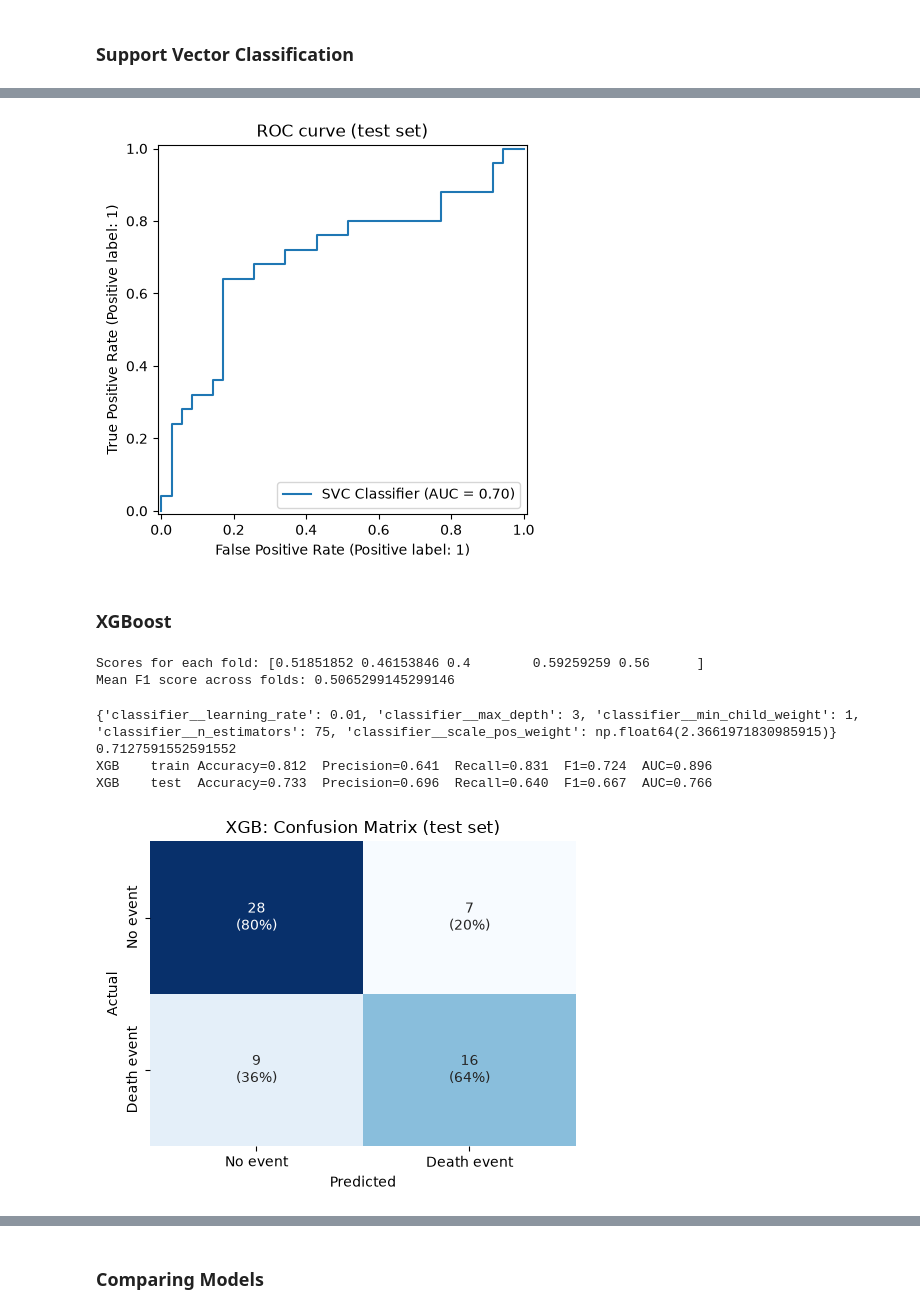
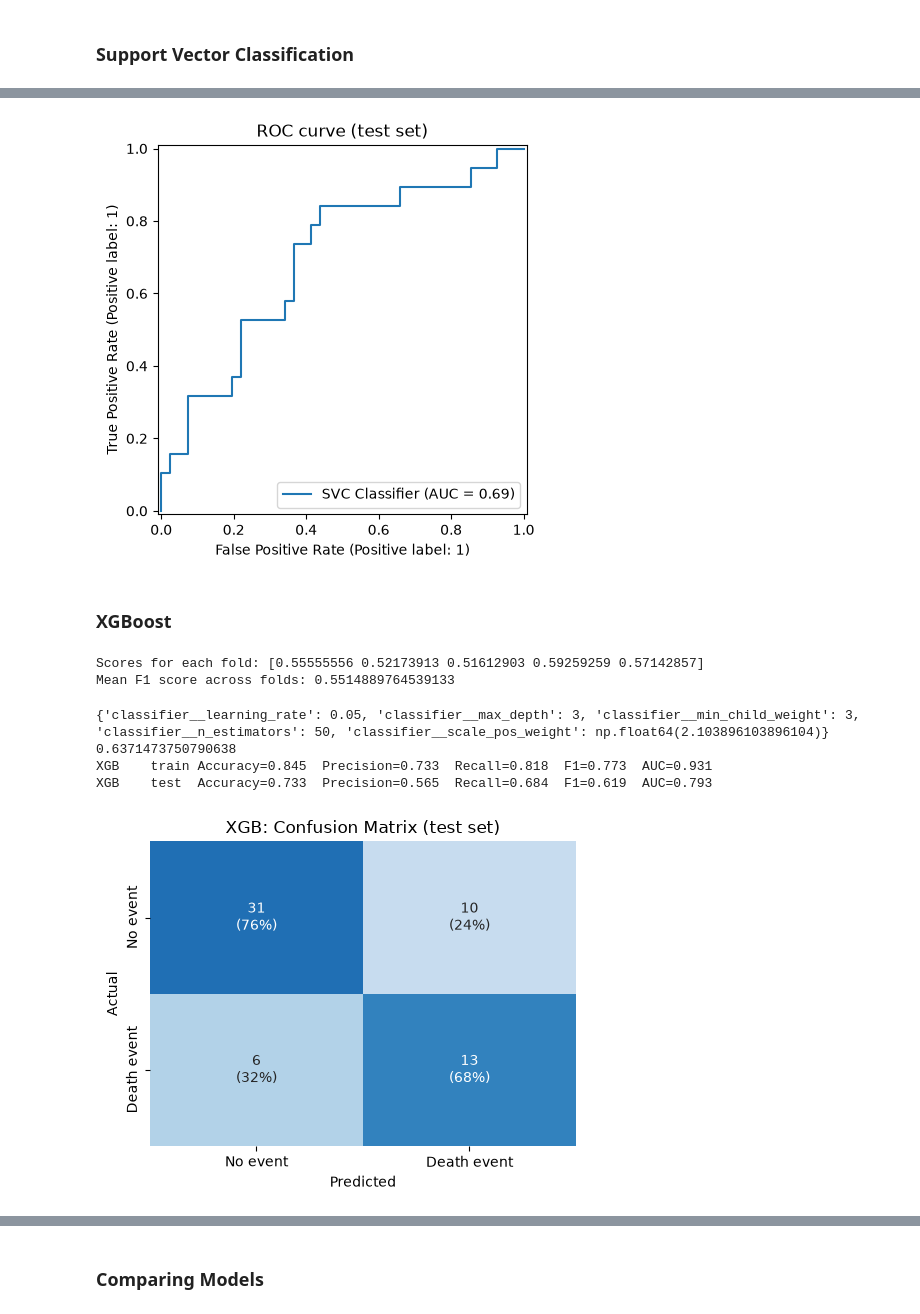
Before and after one commit to jettquitteau/heart_disease_prediction, a Jupyter notebook: heart-disease-pipeline.ipynb, the cells around one changed output, grey strips where cells are left out. Drawn from its saved outputs; the diff is of its cells as text; code cells hidden in the pictures.

```diff
--- a/heart-disease-pipeline.ipynb
+++ b/heart-disease-pipeline.ipynb
@@ -352,7 +352,7 @@ print(X.columns.tolist())
 # %% [output]
 ['age', 'anaemia', 'creatinine_phosphokinase', 'diabetes', 'ejection_fraction', 'high_blood_pressure', 'platelets', 'serum_creatinine', 'serum_sodium', 'sex', 'smoking']
 # %%
-X_train, X_test, y_train, y_test = train_test_split(X, y, test_size=0.2, random_state=42)
+X_train, X_test, y_train, y_test = train_test_split(X, y, test_size=0.2, random_state=42, stratify=y)
 print(X_train.shape, X_test.shape)
 print(y_train.shape, y_test.shape)
 # %% [output]
@@ -557,7 +557,7 @@ RocCurveDisplay.from_estimator(svcgrid, X_test, y_test, name="SVC Classifier")
 plt.title("ROC curve (test set)")
 plt.show()
 # %% [output]
-[figure, old version]
+[figure, new version]
 # %% [markdown]
 ### XGBoost
 # %%
@@ -570,8 +570,8 @@ scores = cross_val_score(xgbpipe, X_train, y_train, cv=cv, scoring="f1")
 print(f"Scores for each fold: {scores}")
 print(f"Mean F1 score across folds: {scores.mean()}")
 # %% [output]
-Scores for each fold: [0.51851852 0.46153846 0.4        0.59259259 0.56      ]
-Mean F1 score across folds: 0.5065299145299146
+Scores for each fold: [0.55555556 0.52173913 0.51612903 0.59259259 0.57142857]
+Mean F1 score across folds: 0.5514889764539133
 # %%
 ratio = (y_train == 0).sum() / (y_train == 1).sum()
 
@@ -590,31 +590,31 @@ print(xgbgrid.best_params_)
 print(xgbgrid.best_score_)
 report("XGB", xgbgrid)
 # %% [output]
-{'classifier__learning_rate': 0.01, 'classifier__max_depth': 3, 'classifier__min_child_weight': 1, 'classifier__n_estimators': 75, 'classifier__scale_pos_weight': np.float64(2.3661971830985915)}
-0.7127591552591552
-XGB    train Accuracy=0.812  Precision=0.641  Recall=0.831  F1=0.724  AUC=0.896
-XGB    test  Accuracy=0.733  Precision=0.696  Recall=0.640  F1=0.667  AUC=0.766
+{'classifier__learning_rate': 0.05, 'classifier__max_depth': 3, 'classifier__min_child_weight': 3, 'classifier__n_estimators': 50, 'classifier__scale_pos_weight': np.float64(2.103896103896104)}
+0.6371473750790638
+XGB    train Accuracy=0.845  Precision=0.733  Recall=0.818  F1=0.773  AUC=0.931
+XGB    test  Accuracy=0.733  Precision=0.565  Recall=0.684  F1=0.619  AUC=0.793
 # %%
 # Confusion matrix for SVC with percentages for the test set
 
 pred = xgbgrid.predict(X_test)
 cm = confusion_matrix(y_test, pred)
 cm_pct = cm / cm.sum(axis=1, keepdims=True)   # each row sums to 1
 
 labels = np.array([[f"{n}\n({p:.0%})" for n, p in zip(row_n, row_p)]
                    for row_n, row_p in zip(cm, cm_pct)])
 
 plt.figure(figsize=(5, 4))
-sns.heatmap(cm, annot=labels, fmt="", cmap="Blues", cbar=False,
+sns.heatmap(cm_pct, annot=labels, fmt="", vmin=0, vmax=1, cmap="Blues", cbar=False,
             xticklabels=["No event", "Death event"],
             yticklabels=["No event", "Death event"])
 plt.xlabel("Predicted")
 plt.ylabel("Actual")
 plt.title("XGB: Confusion Matrix (test set)")
 plt.tight_layout()
 plt.show()
 # %% [output]
-[figure, old version]
+[figure, new version]
 # %%
 RocCurveDisplay.from_estimator(xgbgrid, X_test, y_test, name="XGB Classifier")
 plt.title("ROC curve (test set)")
```
Also changed, not shown: parts of 17 cells of this notebook.
